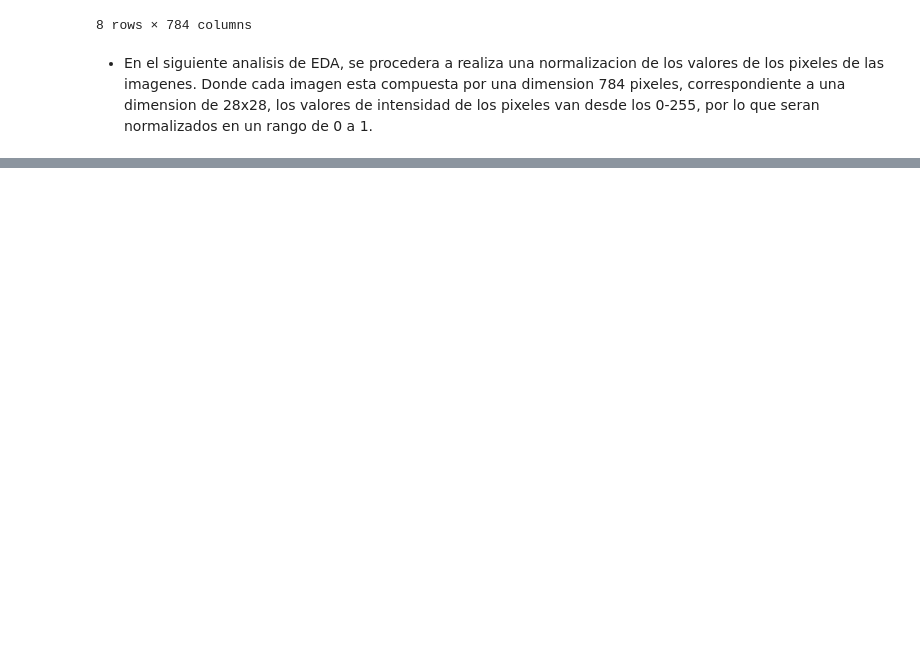
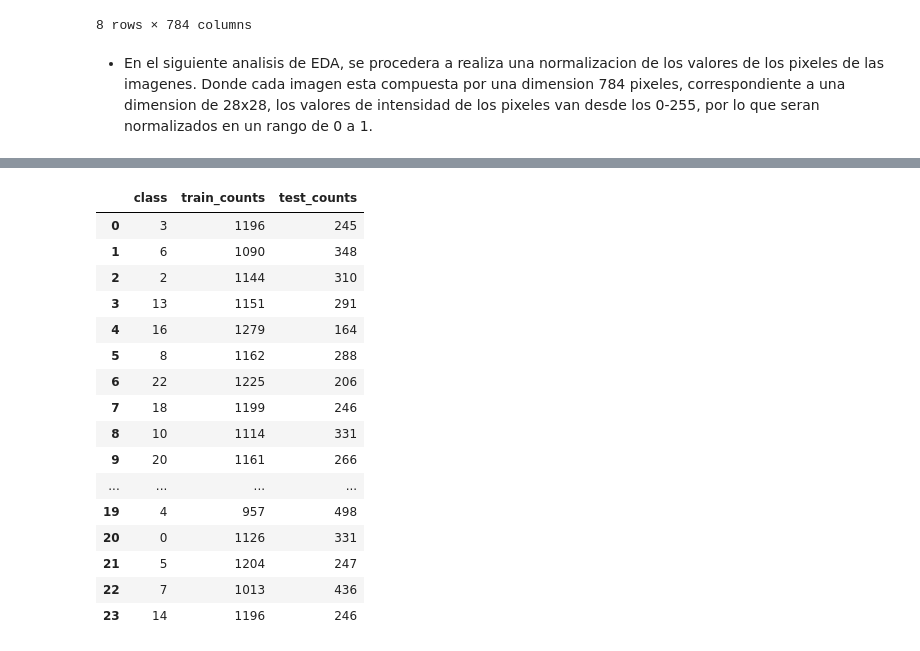
Before and after one commit to rodrigo0187/Sign-Language-MNIST, a Jupyter notebook: neuronaNetwork.ipynb, the cells around one changed output, grey strips where cells are left out. Cells and saved outputs as stored; diff of their text form; code cells hidden in the pictures; blank space fills up the shorter version.

```diff
--- a/neuronaNetwork.ipynb
+++ b/neuronaNetwork.ipynb
@@ -54,8 +63,8 @@ features : (27455, 784)
 label : (27455,)
 # %%
 # Separacion de datos para test
-features_test = datos_entrenamiento.drop(columns='label')
-label_test= datos_entrenamiento['label']
+features_test = datos_prueba.drop(columns='label')
+label_test= datos_prueba['label']
 print(f'''
 Chequeo de dimension para entrenamiento de test.
 features_test : {features_test.shape}
@@ -120,0 +157,6 @@ normalized_test , label_test = normalizar(features_test,label_test)
+# %%
+train_counts = {}
+for class_number in clases:
+    train_counts[class_number] = label_train.value_counts()[class_number]
+
+train_counts
@@ -120,0 +210,28 @@ normalized_test , label_test = normalizar(features_test,label_test)
+# %%
+pd.set_option('display.max_rows',None)
+difference_class = pd.DataFrame(
+    {
+        "class":clases,
+        "train_counts" : [train_counts[c] for c in clases],
+        "test_counts" : [test_counts[c] for c in clases]
+    }
+)
+difference_class
+# %% [output]
+|  | class | train_counts | test_counts |
+| 0 | 3 | 1196 | 245 |
+| 1 | 6 | 1090 | 348 |
+| 2 | 2 | 1144 | 310 |
+| 3 | 13 | 1151 | 291 |
+| 4 | 16 | 1279 | 164 |
+| 5 | 8 | 1162 | 288 |
+| 6 | 22 | 1225 | 206 |
+| 7 | 18 | 1199 | 246 |
+| 8 | 10 | 1114 | 331 |
+| 9 | 20 | 1161 | 266 |
+| ... | ... | ... | ... |
+| 19 | 4 | 957 | 498 |
+| 20 | 0 | 1126 | 331 |
+| 21 | 5 | 1204 | 247 |
+| 22 | 7 | 1013 | 436 |
+| 23 | 14 | 1196 | 246 |
```
Also changed, not shown: parts of 12 cells of this notebook, 1 other file.
